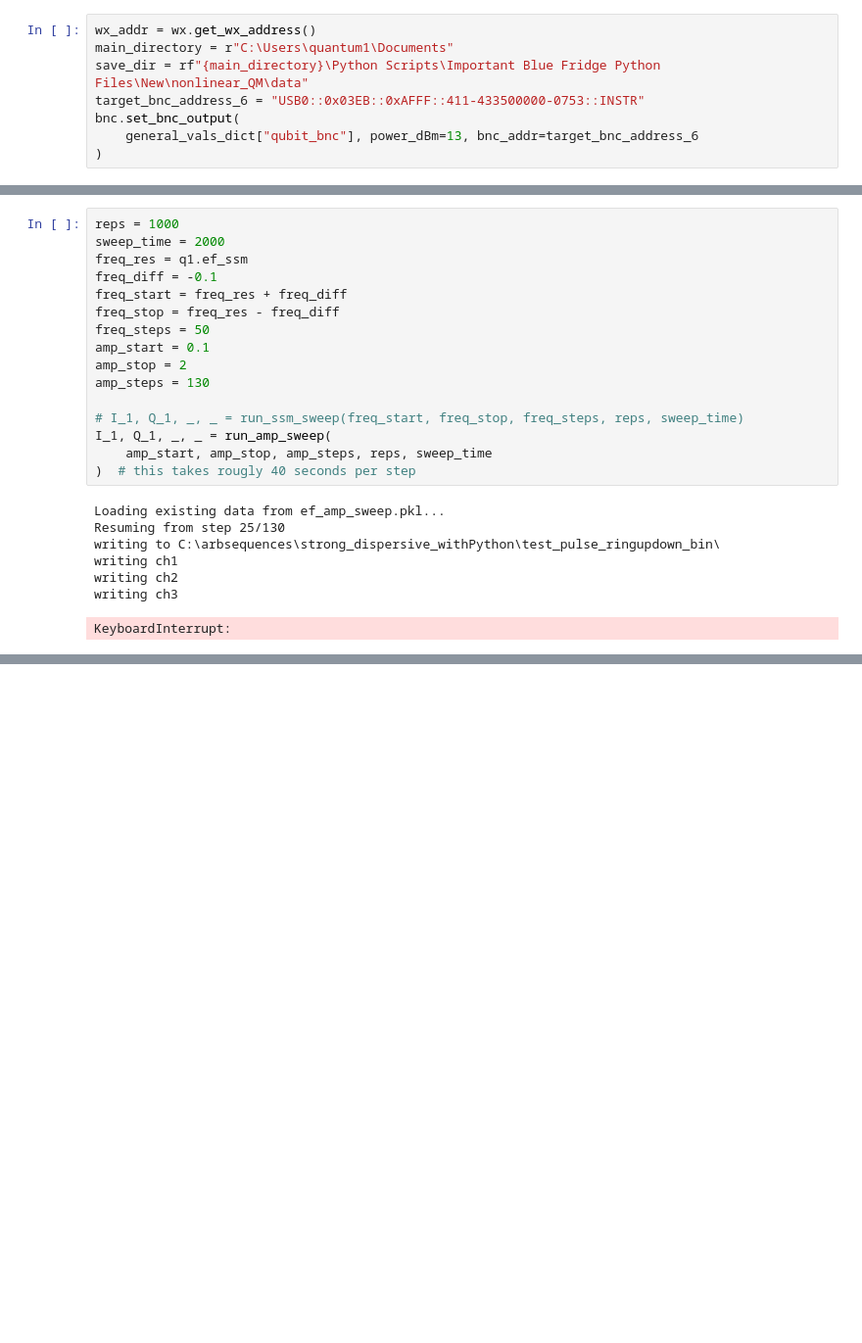
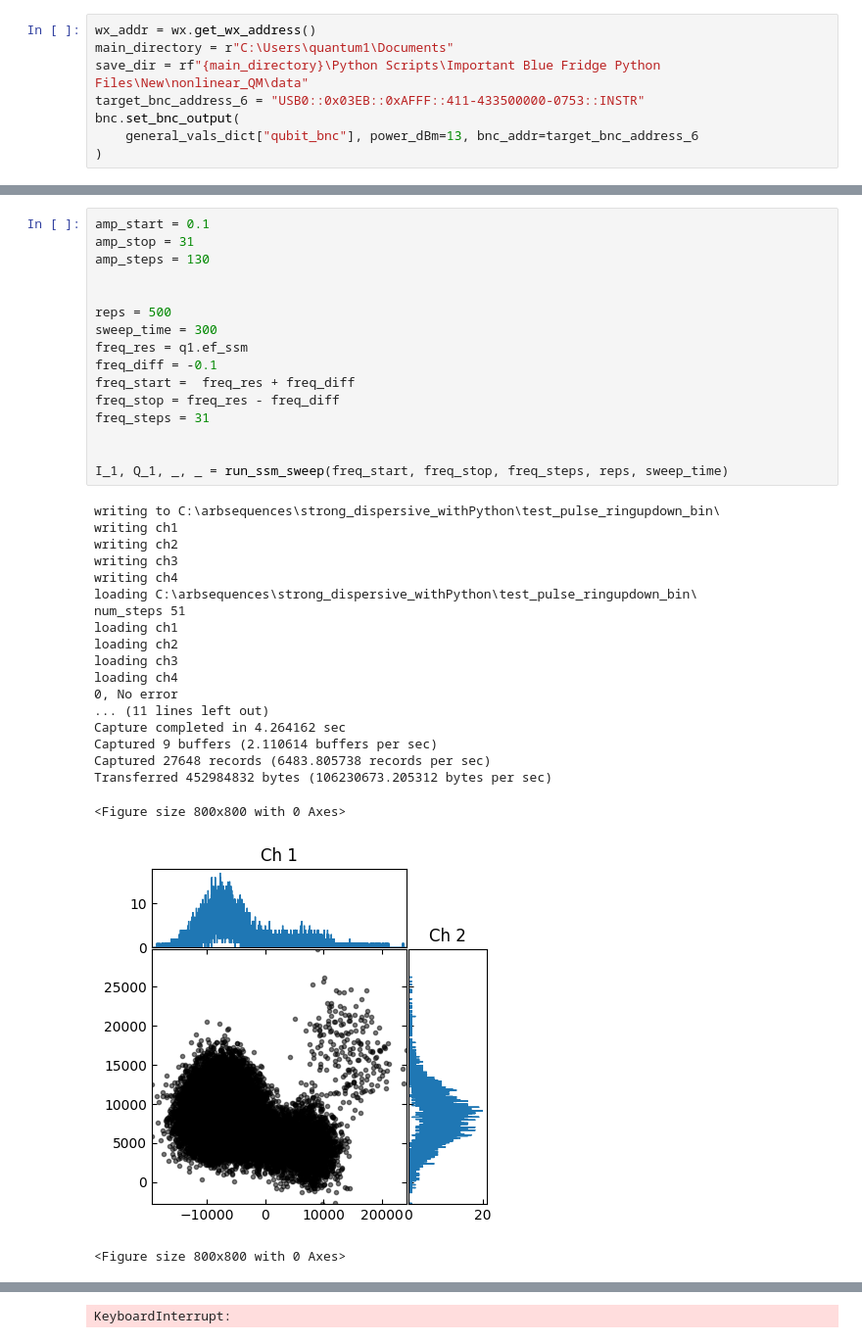
Before and after one commit to Katermurch/BlueFridgeNonLin, a Jupyter notebook: rabi_ef chevron.ipynb, the cells around one changed output, grey strips where cells are left out. Shown: that part at 98% size. Drawn from its saved outputs; the diff is of its cells as text; blank space fills up the shorter version.

```diff
--- a/rabi_ef chevron.ipynb
+++ b/rabi_ef chevron.ipynb
@@ -274,26 +289,39 @@ def plot_chevron_amp(I_1, Q_1, amplitudes, sweep_time, amp_start, amp_stop):
     plt.legend()
     plt.show()
 # %%
-reps = 1000
-sweep_time = 2000
+amp_start = 0.1
+amp_stop = 31
+amp_steps = 130
+
+
+reps = 500
+sweep_time = 300
 freq_res = q1.ef_ssm
 freq_diff = -0.1
-freq_start = freq_res + freq_diff
+freq_start =  freq_res + freq_diff
 freq_stop = freq_res - freq_diff
-freq_steps = 50
-amp_start = 0.1
-amp_stop = 2
-amp_steps = 130
+freq_steps = 31
 
-# I_1, Q_1, _, _ = run_ssm_sweep(freq_start, freq_stop, freq_steps, reps, sweep_time)
-I_1, Q_1, _, _ = run_amp_sweep(
-    amp_start, amp_stop, amp_steps, reps, sweep_time
-)  # this takes rougly 40 seconds per step
+
+I_1, Q_1, _, _ = run_ssm_sweep(freq_start, freq_stop, freq_steps, reps, sweep_time)
 # %% [output]
-Loading existing data from ef_amp_sweep.pkl...
-Resuming from step 25/130
 writing to C:\arbsequences\strong_dispersive_withPython\test_pulse_ringupdown_bin\
 writing ch1
 writing ch2
 writing ch3
+writing ch4
+loading C:\arbsequences\strong_dispersive_withPython\test_pulse_ringupdown_bin\
+num_steps 51
+loading ch1
+loading ch2
+loading ch3
+loading ch4
+0, No error
+... (11 lines left out)
+Capture completed in 4.264162 sec
+Captured 9 buffers (2.110614 buffers per sec)
+Captured 27648 records (6483.805738 records per sec)
+Transferred 452984832 bytes (106230673.205312 bytes per sec)
-KeyboardInterrupt:
+<Figure size 800x800 with 0 Axes>
+[figure, added]
+<Figure size 800x800 with 0 Axes>
@@ -300,3 +341,4 @@ KeyboardInterrupt:
+KeyboardInterrupt:
 # %%
 frequencies = np.linspace(freq_start, freq_stop, freq_steps)
 amplitudes = np.linspace(amp_start, amp_stop, amp_steps)
```
Also changed, not shown: parts of 4 cells of this notebook, 22 other files.
